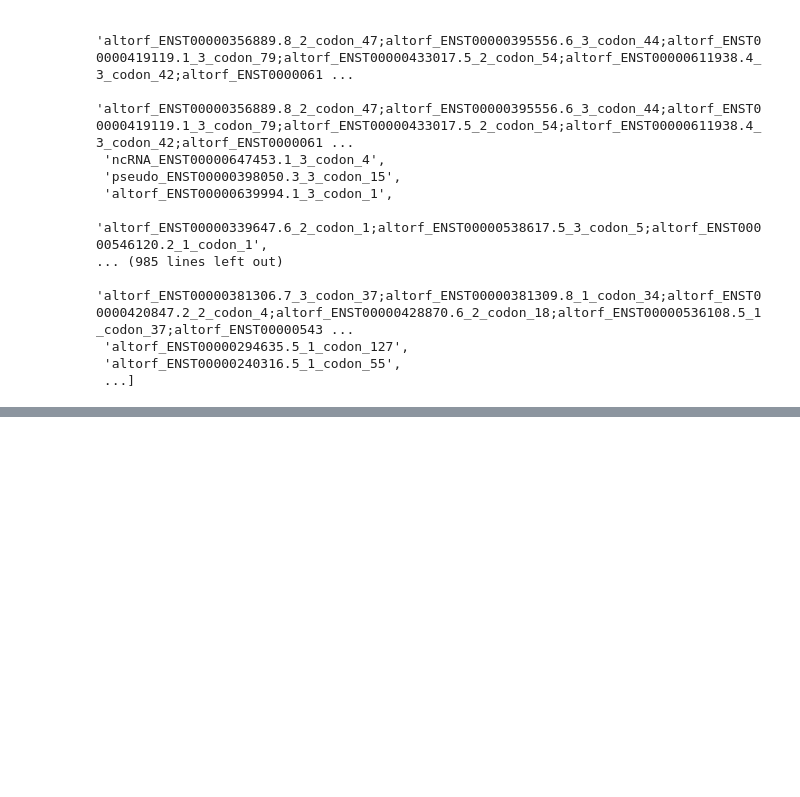
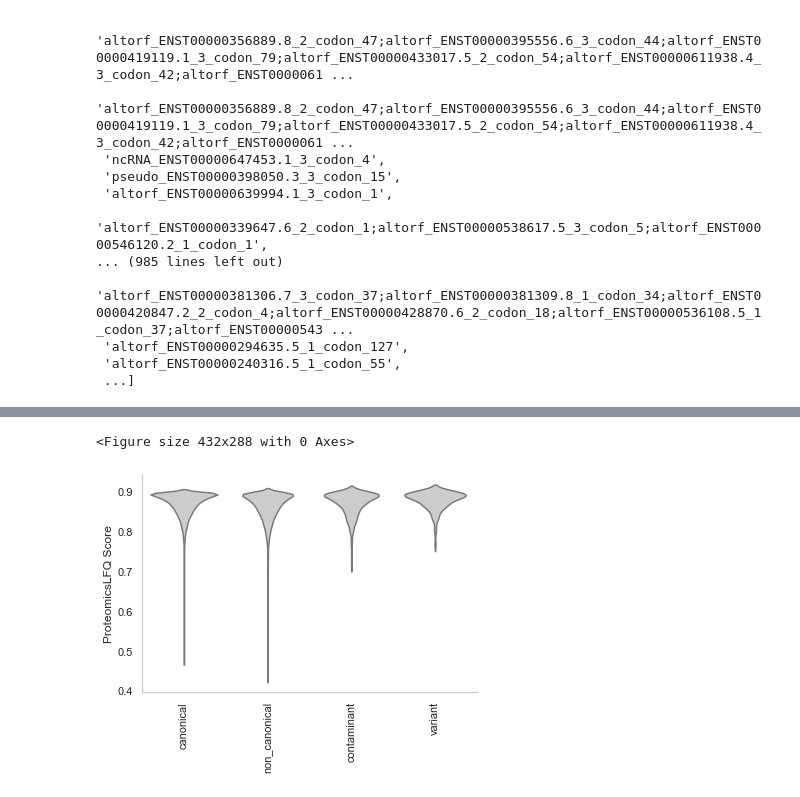
Before and after one commit to ypriverol/pgdb-manuscript, a Jupyter notebook: Peptide_analysis.ipynb, the cells around one changed output, grey strips where cells are left out. Drawn from its saved outputs; the diff is of its cells as text; code cells hidden in the pictures; blank space fills up the shorter version.

```diff
--- a/Peptide_analysis.ipynb
+++ b/Peptide_analysis.ipynb
@@ -361,0 +407,14 @@ triqler_noncan_targets[triqler_noncan_targets['peptide']=='EAGAGAEAAAGSARPLGR']
+# %%
+plt.clf()
+plt.figure()
+fig = sns.violinplot(x="Class", y="searchScore", data=psms[psms['searchScore']<0.9], inner=None, color=".8")
+fig.set_xlabel('')
+fig.set_ylabel('ProteomicsLFQ Score')
+sns.despine(right=True)
+fig.grid(False)
+fig.set_xticklabels(fig.get_xticklabels(), rotation=90)
+plt.savefig('class_0.1-0.9_violin.svg', bbox_inches='tight')
+plt.savefig('class_0.1-0.9_violin.pdf', bbox_inches='tight')
+# %% [output]
+<Figure size 432x288 with 0 Axes>
+[figure, added]
```
Also changed, not shown: parts of 6 cells of this notebook.
